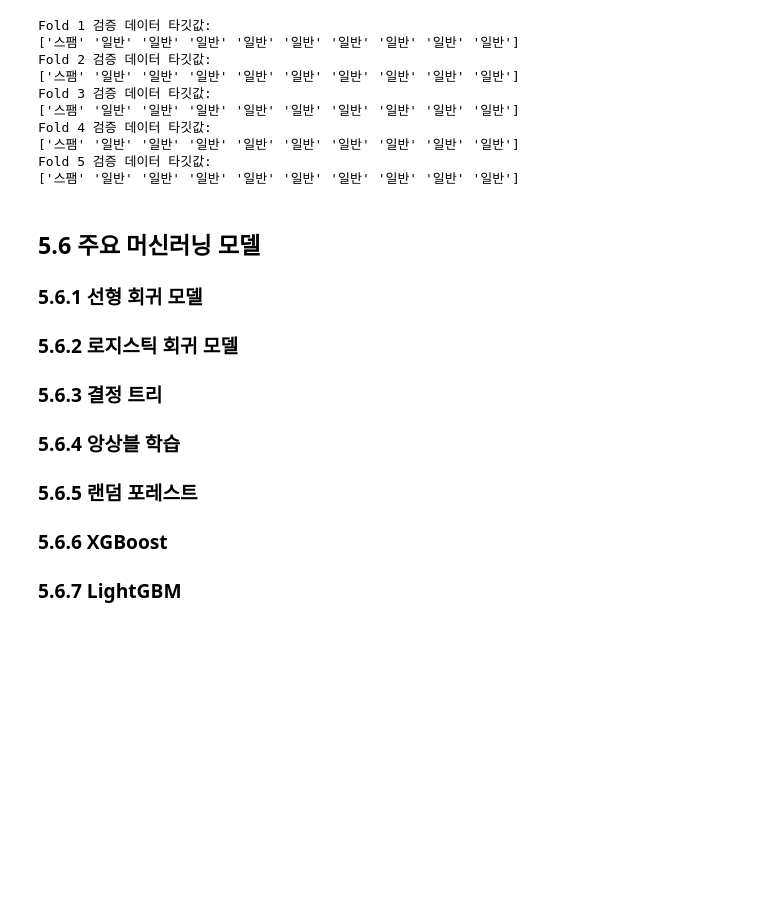
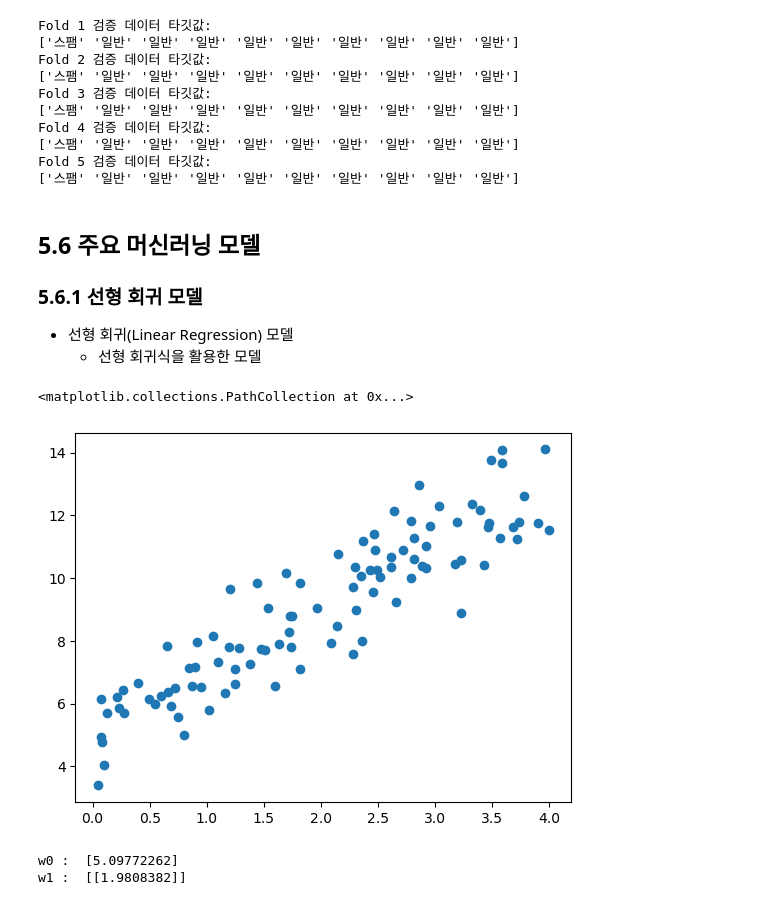
Before and after one commit to sajacaros/ai-competitions, a Jupyter notebook: docs/05_.ipynb, the cells around one changed output. Cells and saved outputs as stored; diff of their text form; code cells hidden in the pictures; blank space fills up the shorter version.

```diff
--- a/docs/05_.ipynb
+++ b/docs/05_.ipynb
@@ -306,9 +306,35 @@ Fold 5 검증 데이터 타깃값:
 # %% [markdown]
 ## 5.6 주요 머신러닝 모델
 ### 5.6.1 선형 회귀 모델
-### 5.6.2 로지스틱 회귀 모델
-### 5.6.3 결정 트리
-### 5.6.4 앙상블 학습
-### 5.6.5 랜덤 포레스트
-### 5.6.6 XGBoost
-### 5.6.7 LightGBM
+* 선형 회귀(Linear Regression) 모델
+    * 선형 회귀식을 활용한 모델
+# %%
+# 데이터 생성
+import numpy as np
+import matplotlib.pyplot as plt
+
+np.random.seed(0)
+
+w0 = 5
+w1 = 2
+noise = np.random.randn(100, 1) # 표준정규본포, shape(100,1)
+
+x = 4 * np.random.rand(100, 1) # 균등분포, shape(100,1)
+y = w1*x + w0 + noise
+
+plt.scatter(x, y)
+# %% [output]
+<matplotlib.collections.PathCollection at 0x...>
+[figure, added]
+# %%
+# 모델 훈련
+from sklearn.linear_model import LinearRegression
+
+linear_reg_model = LinearRegression()
+linear_reg_model.fit(x, y)
+
+print('w0 : ', linear_reg_model.intercept_) # 실제 w0 = 5
+print('w1 : ', linear_reg_model.coef_) # 실제 w1 = 2
+# %% [output]
+w0 :  [5.09772262]
+w1 :  [[1.9808382]]
```
Also changed, not shown: parts of 12 cells of this notebook, 4 other files.
